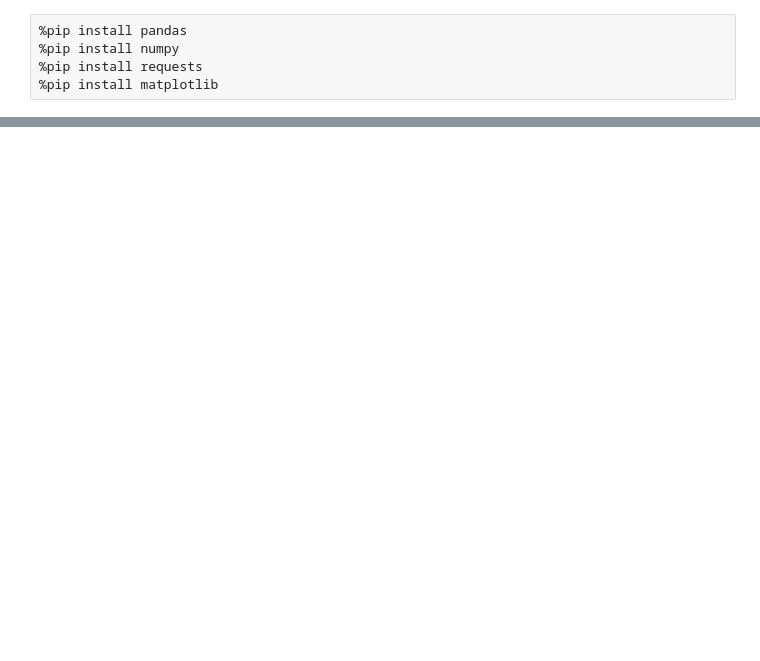
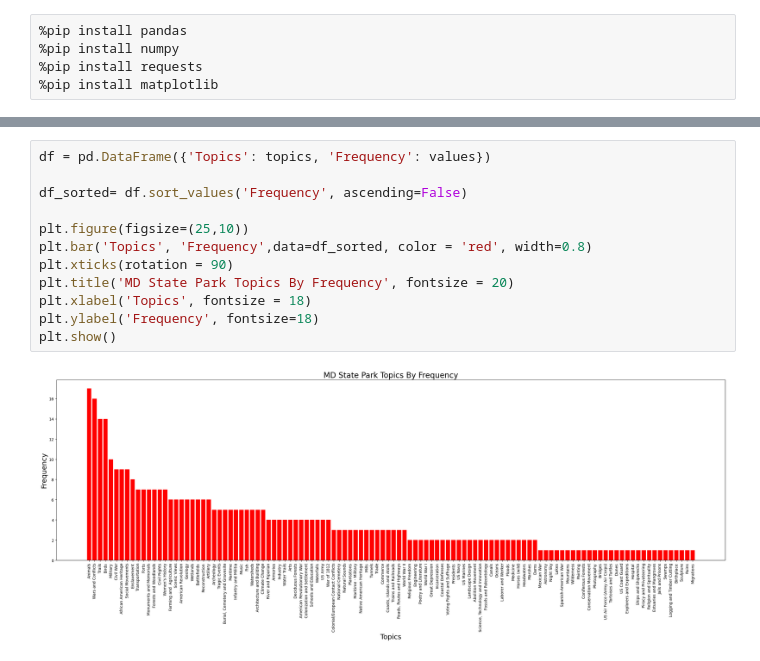
Before and after one commit to mederickg/414DataAssignments, a Jupyter notebook: assignment1Module1/nationalParks.ipynb, the cells around one changed output, grey strips where cells are left out. Saved outputs shown, nothing was run; the diff lists cells and outputs as text; blank space fills up the shorter version.

```diff
--- a/assignment1Module1/nationalParks.ipynb
+++ b/assignment1Module1/nationalParks.ipynb
@@ -37,0 +39,14 @@ plt.show()
+# %%
+df = pd.DataFrame({'Topics': topics, 'Frequency': values})
+
+df_sorted= df.sort_values('Frequency', ascending=False)
+
+plt.figure(figsize=(25,10))
+plt.bar('Topics', 'Frequency',data=df_sorted, color = 'red', width=0.8)
+plt.xticks(rotation = 90)
+plt.title('MD State Park Topics By Frequency', fontsize = 20)
+plt.xlabel('Topics', fontsize = 18)
+plt.ylabel('Frequency', fontsize=18)
+plt.show()
+# %% [output]
+[figure, added]
```
Also changed, not shown: parts of 2 cells of this notebook, 6 other files.
